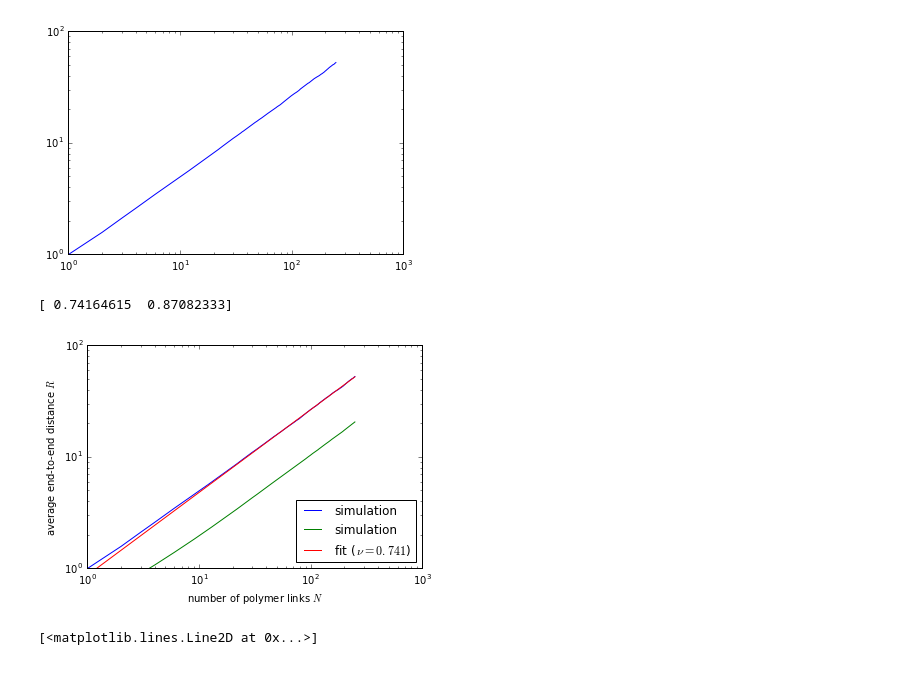
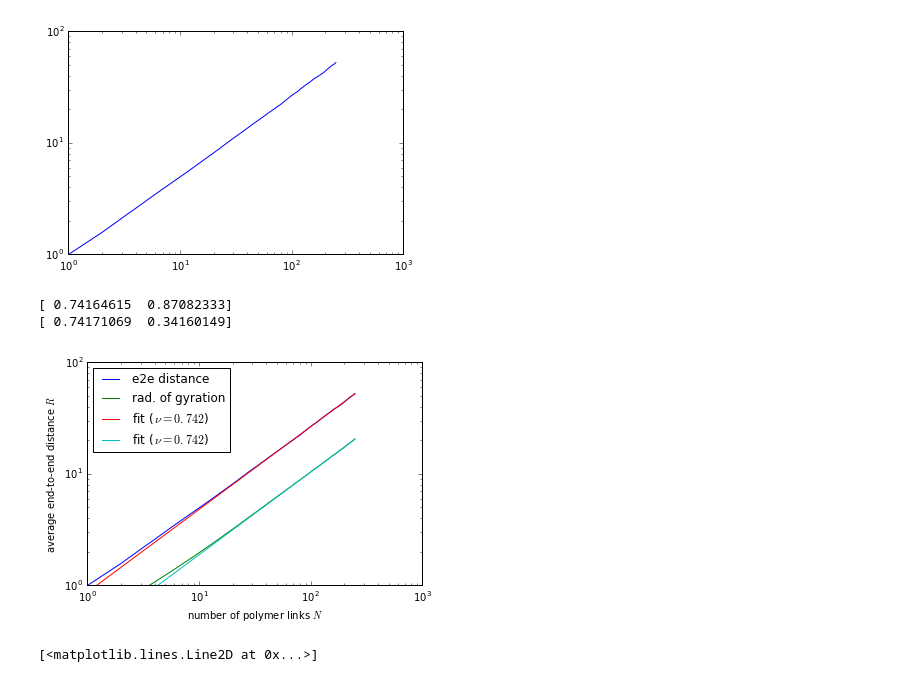
Before and after one commit to JesseSlim/comp-phys-2016-mc, a Jupyter notebook: results/analysis/TFAnalysis.ipynb, the cells around one changed output. Saved outputs shown, nothing was run; the diff lists cells and outputs as text; code cells hidden in the pictures.

```diff
--- a/results/analysis/TFAnalysis.ipynb
+++ b/results/analysis/TFAnalysis.ipynb
@@ -37,25 +37,27 @@ plt.yscale('log')
 # %%
 fitfunc = lambda x, a, b: b*x**a
 
 p, _ = scipy.optimize.curve_fit(fitfunc, bd, data["r_e2e"])
 p_gyr, _ = scipy.optimize.curve_fit(fitfunc, bd, data["r_gyration"])
 print(p)
 print(p_gyr)
 
-plt.plot(bd, data["r_e2e"], label="simulation")
-plt.plot(bd, data["r_gyration"], label="simulation")
+plt.plot(bd, data["r_e2e"], label="e2e distance")
+plt.plot(bd, data["r_gyration"], label="rad. of gyration")
 plt.xscale('log')
 plt.yscale('log')
 plt.ylim(1,100)
-plt.plot(bd, fitfunc(bd, *p), label=r"fit ($\,\nu = 0.741$)")
-plt.legend(loc=4)
+plt.plot(bd, fitfunc(bd, *p), label=r"fit ($\,\nu = 0.742$)")
+plt.plot(bd, fitfunc(bd, *p_gyr), label=r"fit ($\,\nu = 0.742$)")
+plt.legend(loc=2)
 
 plt.xlabel(r"number of polymer links $N$")
 plt.ylabel(r"average end-to-end distance $R$")
 plt.savefig("t-1-length-vs-beads.png", dpi=300)
 # %% [output]
 [ 0.74164615  0.87082333]
+[ 0.74171069  0.34160149]
-[figure, old version]
+[figure, new version]
 # %%
 plt.plot(data["r_e2e_sd"]/data["r_e2e"])
 # %% [output]
```
Also changed, not shown: 5 other files.
